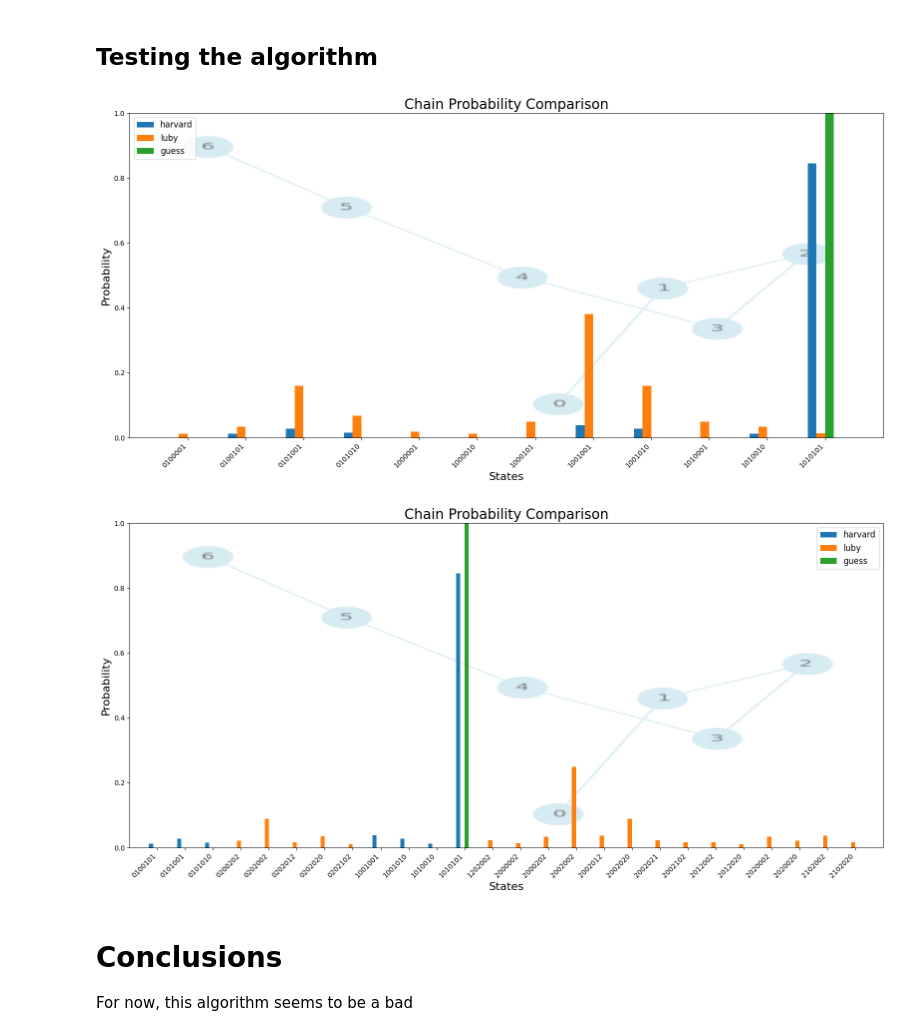
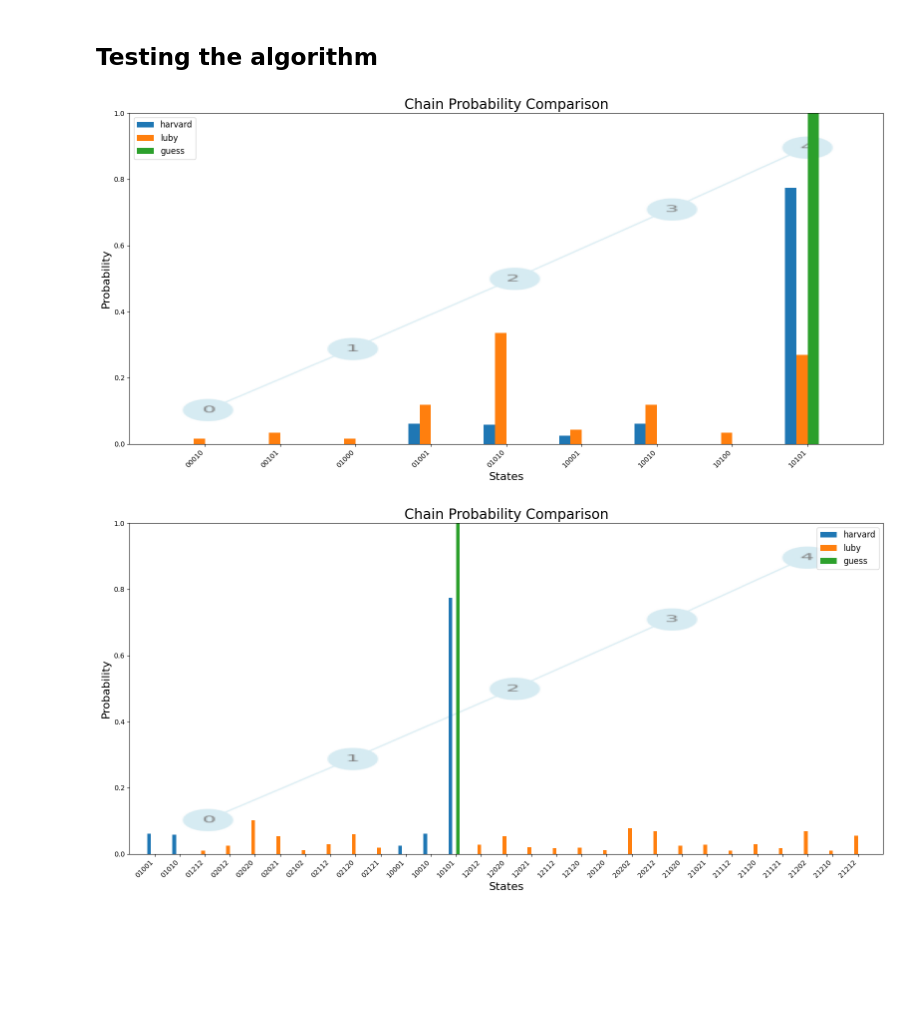
Before and after one commit to Noamcohen11/QCO, a Jupyter notebook: MISSimulations/three_level_algorithm.ipynb, the cells around one changed output. Saved outputs shown, nothing was run; the diff lists cells and outputs as text; code cells hidden in the pictures; blank space fills up the shorter version.

Commit message:
added working 3 level usage

```diff
--- a/MISSimulations/three_level_algorithm.ipynb
+++ b/MISSimulations/three_level_algorithm.ipynb
@@ -297,7 +297,7 @@ class LubyHamiltonian(algo.BaseHamiltonian):
 
         # Custom σ_x operator for states |0> and |2>, converted to Qobj
         sx_custom_0 = Qobj([[0, 0, 1],
-                        [0, 0, 0],
+                        [0, 0, 1],
                         [0, 1, 0]])
 
 
@@ -327,7 +327,9 @@ class LubyHamiltonian(algo.BaseHamiltonian):
             sx_list_1.append(tensor(op_list))
 
             # Replace the n-th position with the sz operator
-            sz = Qobj(sigmaz().full()[:3, :3])  # Define sz for the 3-state system
+            # Define the 3x3 Pauli-Z matrix for a 3-level system
+            sz_3 = np.diag([1, -1, 1])  # A diagonal matrix for the 3-level system
+            sz = Qobj(sz_3)
             op_list[n] = sz
             sz_list.append(tensor(op_list))
 
@@ -335,7 +337,6 @@ class LubyHamiltonian(algo.BaseHamiltonian):
             one = basis(3, 2)  # |1><1| in higher dimensions
             op_list[n] = one * one.dag()
             one_list.append(tensor(op_list))
-
         return sx_list_0,sx_list_1, sz_list, one_list, I_N
 
     def create_hamiltonian(self):
@@ -348,7 +349,7 @@ class LubyHamiltonian(algo.BaseHamiltonian):
         Hp = -sum(self.one_list)  # Example term for the Hamiltonian
 
         # Return the Hamiltonian in the required format
-        return [[2*CL_H1, Omega_1],[CL_H0, Omega_2], [Hp, Delta_1], H_int]
+        return [[CL_H1, Omega_1],[2*CL_H0, Omega_2], [Hp, Delta_1], H_int]
 
     def initialize_state(self):
         guesses = [(np.sqrt(1/self.graph.degree[n]))*basis(3, 1) +  (np.sqrt(1-1/self.graph.degree[n]))*basis(3, 0) for n in range(self.N)]
@@ -356,40 +357,36 @@ class LubyHamiltonian(algo.BaseHamiltonian):
 # %% [markdown]
 ## Testing the algorithm
 # %%
-N = 7
-init_params = algo.initialize_system_parameters(tau_max=20,vertex_placement = 0.8)
+N = 5
+init_params = algo.initialize_system_parameters(tau_max=10,vertex_placement = 0.8)
 chain_graph = algo.ChainGraph(N)
 chain_graph.create_graph()
 # Initialize Hamiltonians
 harvard_hamiltonian = algo.HarvardHamiltonian(init_params, chain_graph)
 luby_hamiltonian = LubyHamiltonian(init_params, chain_graph)
 guess_hamiltonian = algo.GuessHamiltonian(init_params, chain_graph,algo.default_guess_function)
 
 # Solve each Hamiltonian
 harvard_h_t, harvard_result = harvard_hamiltonian.solve()
 luby_h_t, luby_result = luby_hamiltonian.solve()
 guess_h_t, guess_result = guess_hamiltonian.solve()
 
 # Consolidate results
 # Consolidate results
 hamiltonians_out = {
     "harvard": harvard_h_t,
     "luby": luby_h_t,
     "guess": guess_h_t,
 }
 
 results_out = {
     "harvard": harvard_result,
     "luby": luby_result,
     "guess": guess_result,
 }
 
 algo.plot_probabilities(results_out, N, graph_type="Chain", graph=chain_graph, threshold=0.01, merge_states_flag=True)
 algo.plot_probabilities(results_out, N, graph_type="Chain", graph=chain_graph, threshold=0.01, merge_states_flag=False)
 # %% [output]
-[figure, old version]
+[figure, new version]
-[figure, old version]
+[figure, new version]
-# %% [markdown]
-# Conclusions
-
-For now, this algorithm seems to be a bad
```
Also changed, not shown: parts of 3 cells of this notebook, 1 other file.
